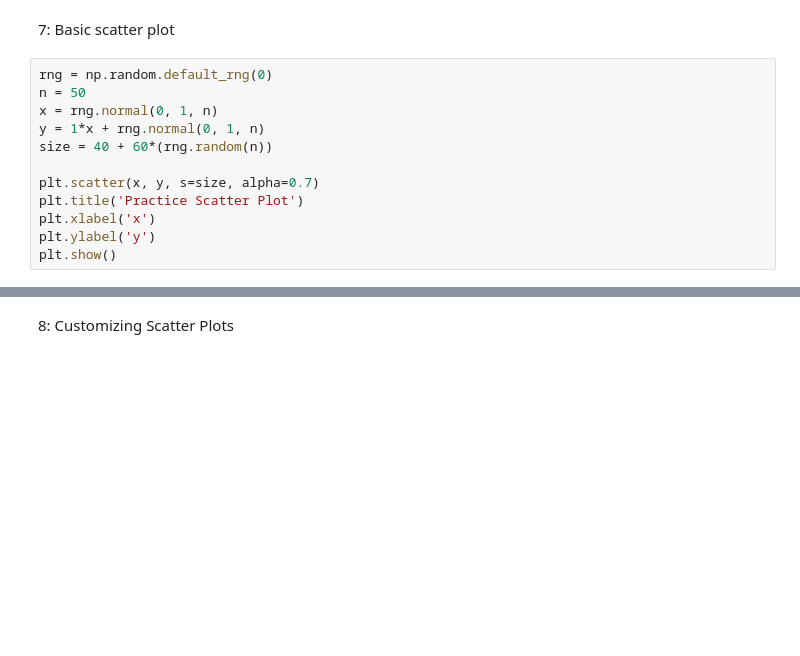
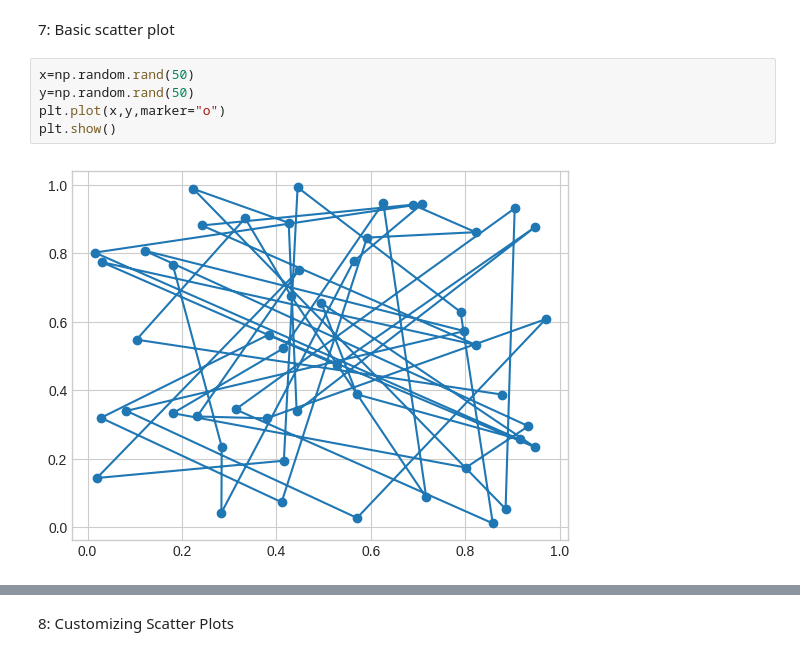
Before and after one commit to surafelmeharihaile-ai/Data110, a Jupyter notebook: Week3_assignment_SurafelHaile_Data_110.ipynb, the cells around one changed output, grey strips where cells are left out. Cells and saved outputs as stored; diff of their text form; blank space fills up the shorter version.

```diff
--- a/Week3_assignment_SurafelHaile_Data_110.ipynb
+++ b/Week3_assignment_SurafelHaile_Data_110.ipynb
@@ -209,15 +209,10 @@ plt.show()
 [figure]
 # %% [markdown]
 7: Basic scatter plot
-# %%
-rng = np.random.default_rng(0)
-n = 50
-x = rng.normal(0, 1, n)
-y = 1*x + rng.normal(0, 1, n)
-size = 40 + 60*(rng.random(n))
-
-plt.scatter(x, y, s=size, alpha=0.7)
-plt.title('Practice Scatter Plot')
-plt.xlabel('x')
-plt.ylabel('y')
-plt.show()
+# %%
+x=np.random.rand(50)
+y=np.random.rand(50)
+plt.plot(x,y,marker="o")
+plt.show()
+# %% [output]
+[figure, added]
```
Also changed, not shown: parts of 15 cells of this notebook.
